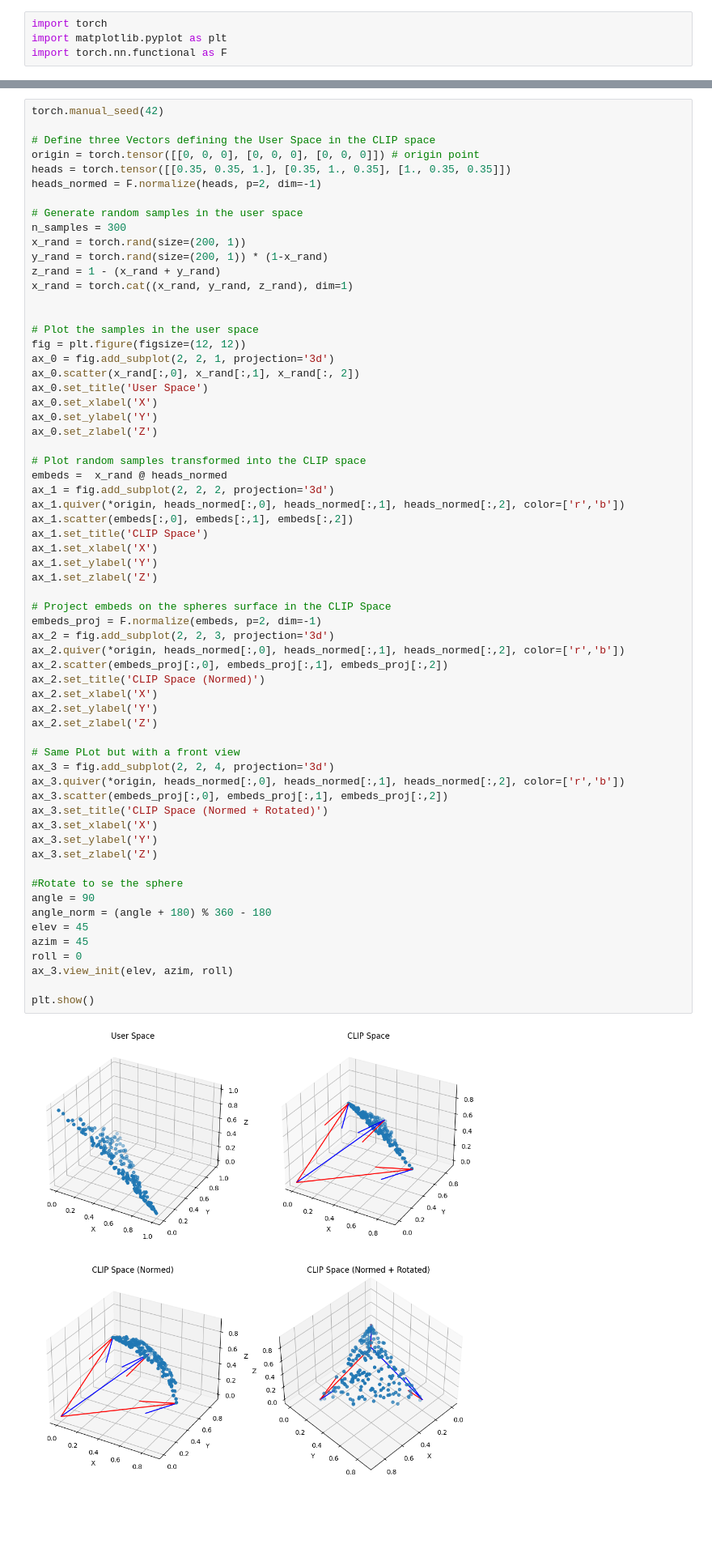
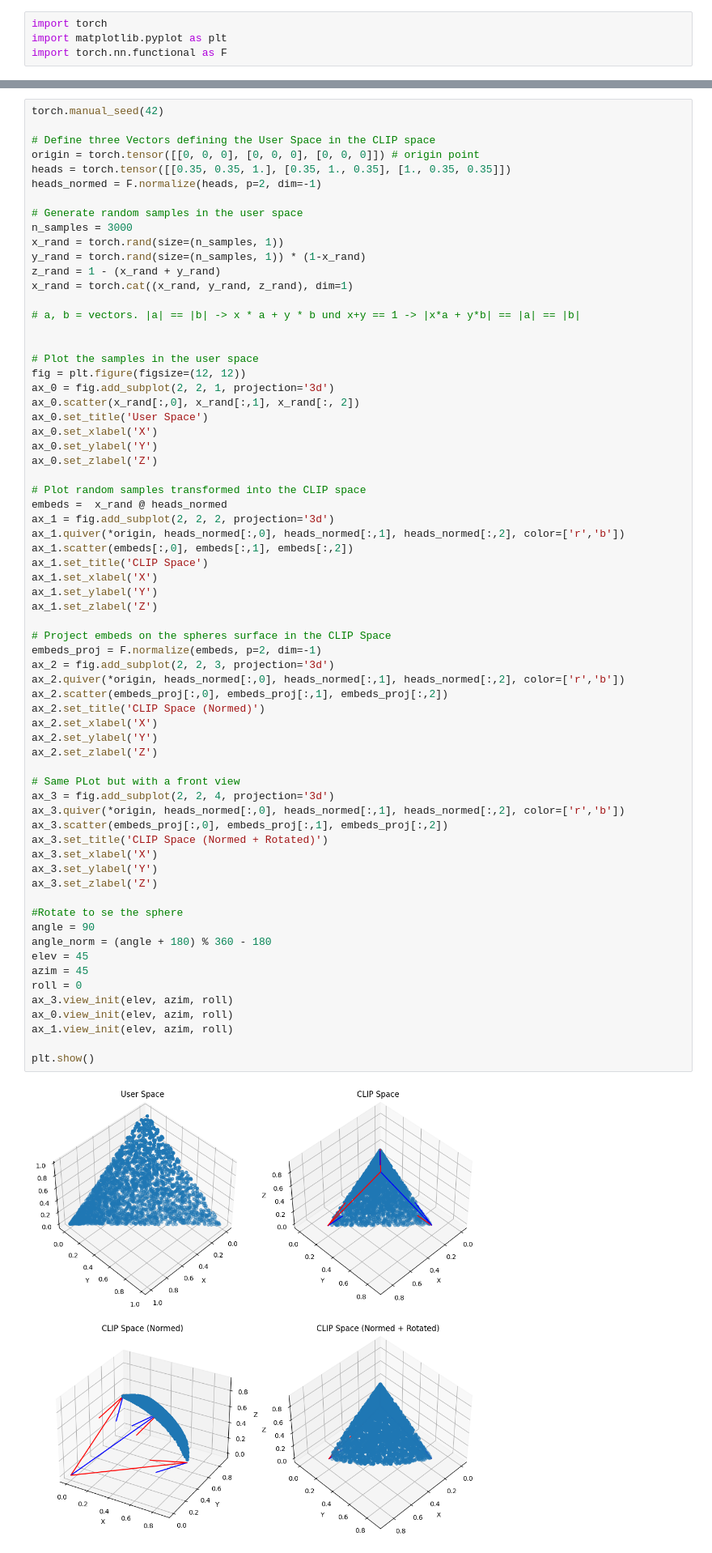
Before and after one commit to Schaban1/bachelor_thesis, a Jupyter notebook: scripts/uniform_sphere_surface_distribution.ipynb, the cells around one changed output, grey strips where cells are left out. Shown at 81% size. Drawn from its saved outputs; the diff is of its cells as text; blank space fills up the shorter version.

```diff
--- a/scripts/uniform_sphere_surface_distribution.ipynb
+++ b/scripts/uniform_sphere_surface_distribution.ipynb
@@ -102,11 +176,13 @@ heads = torch.tensor([[0.35, 0.35, 1.], [0.35, 1., 0.35], [1., 0.35, 0.35]])
 heads_normed = F.normalize(heads, p=2, dim=-1)
 
 # Generate random samples in the user space
-n_samples = 300
-x_rand = torch.rand(size=(200, 1))
-y_rand = torch.rand(size=(200, 1)) * (1-x_rand)
+n_samples = 3000
+x_rand = torch.rand(size=(n_samples, 1))
+y_rand = torch.rand(size=(n_samples, 1)) * (1-x_rand)
 z_rand = 1 - (x_rand + y_rand)
 x_rand = torch.cat((x_rand, y_rand, z_rand), dim=1)
+
+# a, b = vectors. |a| == |b| -> x * a + y * b und x+y == 1 -> |x*a + y*b| == |a| == |b|
 
 
 # Plot the samples in the user space
@@ -130,34 +206,36 @@ ax_1.set_zlabel('Z')
 
 # Project embeds on the spheres surface in the CLIP Space
 embeds_proj = F.normalize(embeds, p=2, dim=-1)
 ax_2 = fig.add_subplot(2, 2, 3, projection='3d')
 ax_2.quiver(*origin, heads_normed[:,0], heads_normed[:,1], heads_normed[:,2], color=['r','b'])
 ax_2.scatter(embeds_proj[:,0], embeds_proj[:,1], embeds_proj[:,2])
 ax_2.set_title('CLIP Space (Normed)')
 ax_2.set_xlabel('X')
 ax_2.set_ylabel('Y')
 ax_2.set_zlabel('Z')
 
 # Same PLot but with a front view
 ax_3 = fig.add_subplot(2, 2, 4, projection='3d')
 ax_3.quiver(*origin, heads_normed[:,0], heads_normed[:,1], heads_normed[:,2], color=['r','b'])
 ax_3.scatter(embeds_proj[:,0], embeds_proj[:,1], embeds_proj[:,2])
 ax_3.set_title('CLIP Space (Normed + Rotated)')
 ax_3.set_xlabel('X')
 ax_3.set_ylabel('Y')
 ax_3.set_zlabel('Z')
 
 #Rotate to se the sphere
 angle = 90
 angle_norm = (angle + 180) % 360 - 180
 elev = 45
 azim = 45
 roll = 0
 ax_3.view_init(elev, azim, roll)
+ax_0.view_init(elev, azim, roll)
+ax_1.view_init(elev, azim, roll)
 
 plt.show()
 # %% [output]
-[figure, old version]
+[figure, new version]
 # %% [markdown]
 # Second Idea
 Mesh Grid but only the ones that sum up to 1
```
Also changed, not shown: parts of 4 cells of this notebook.
